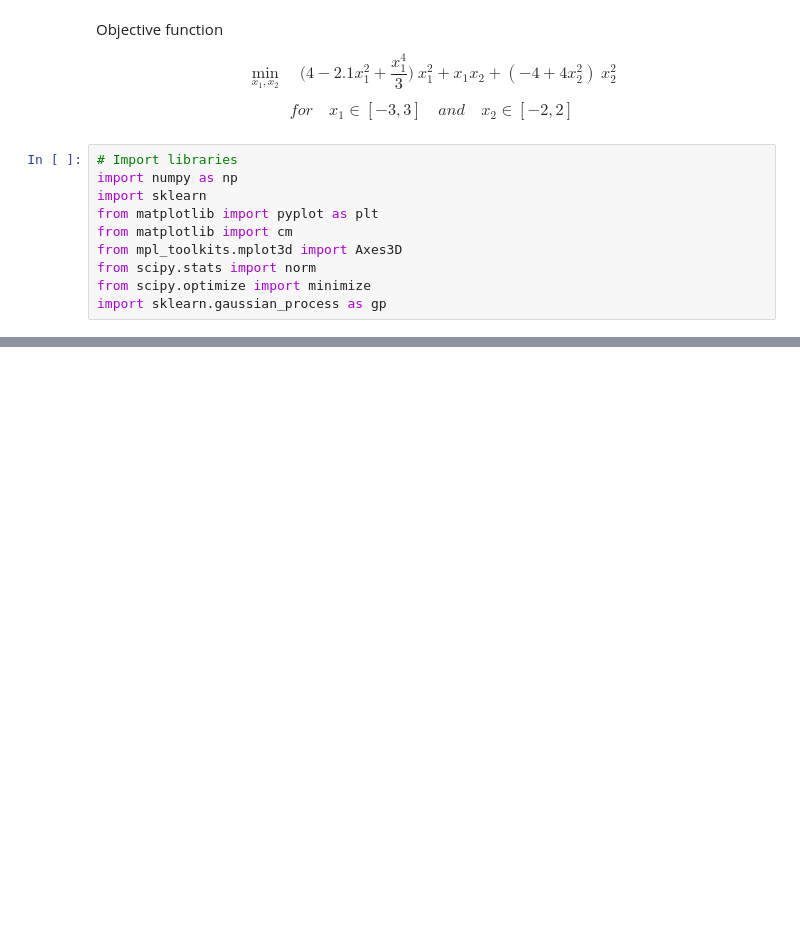
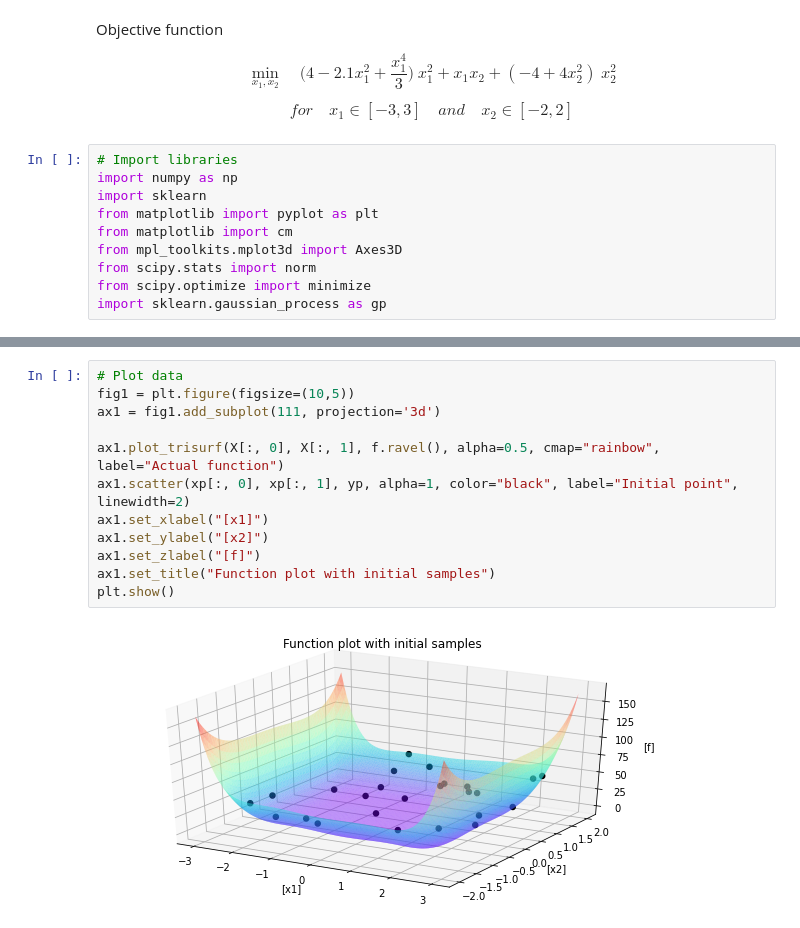
Before and after one commit to pprabhud/MAE_598_Fall_22, a Jupyter notebook: MAE_598_HW_3.ipynb, the cells around one changed output, grey strips where cells are left out. Drawn from its saved outputs; the diff is of its cells as text; blank space fills up the shorter version.

```diff
--- a/MAE_598_HW_3.ipynb
+++ b/MAE_598_HW_3.ipynb
@@ -318,0 +239,14 @@ for n in range(n_iters):
+# %%
+# Plot data
+fig1 = plt.figure(figsize=(10,5))
+ax1 = fig1.add_subplot(111, projection='3d')
+
+ax1.plot_trisurf(X[:, 0], X[:, 1], f.ravel(), alpha=0.5, cmap="rainbow", label="Actual function")
+ax1.scatter(xp[:, 0], xp[:, 1], yp, alpha=1, color="black", label="Initial point", linewidth=2)
+ax1.set_xlabel("[x1]")
+ax1.set_ylabel("[x2]")
+ax1.set_zlabel("[f]")
+ax1.set_title("Function plot with initial samples")
+plt.show()
+# %% [output]
+[figure, added]
```
Also changed, not shown: parts of 11 cells of this notebook.
